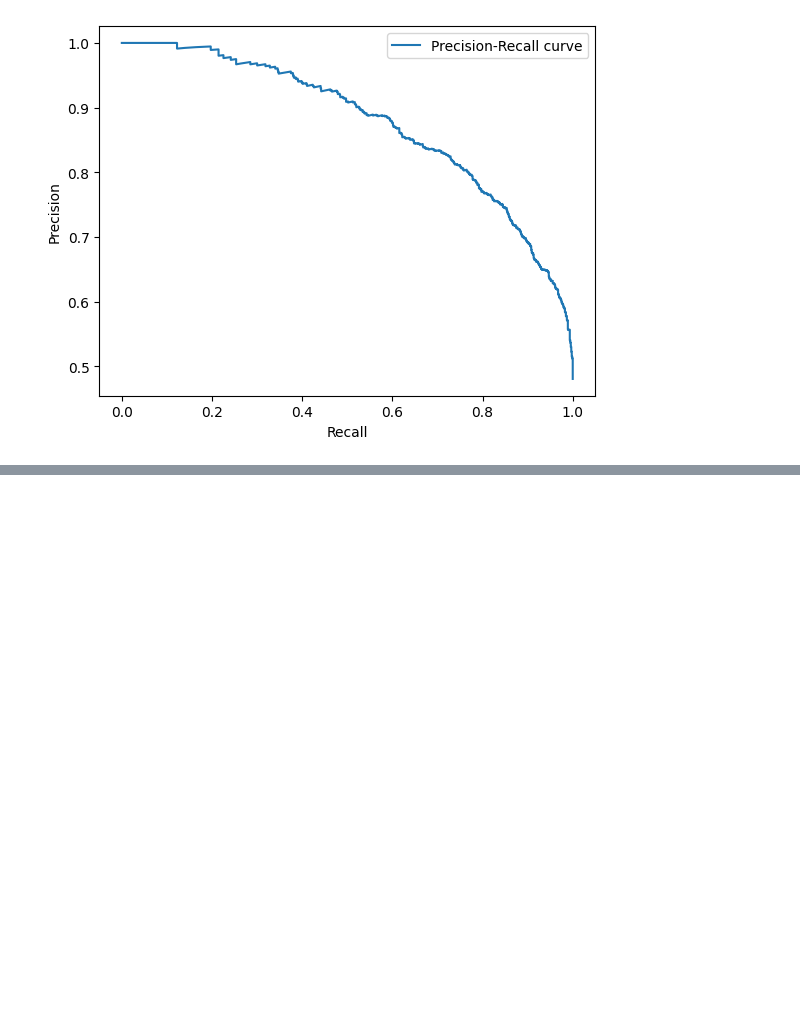
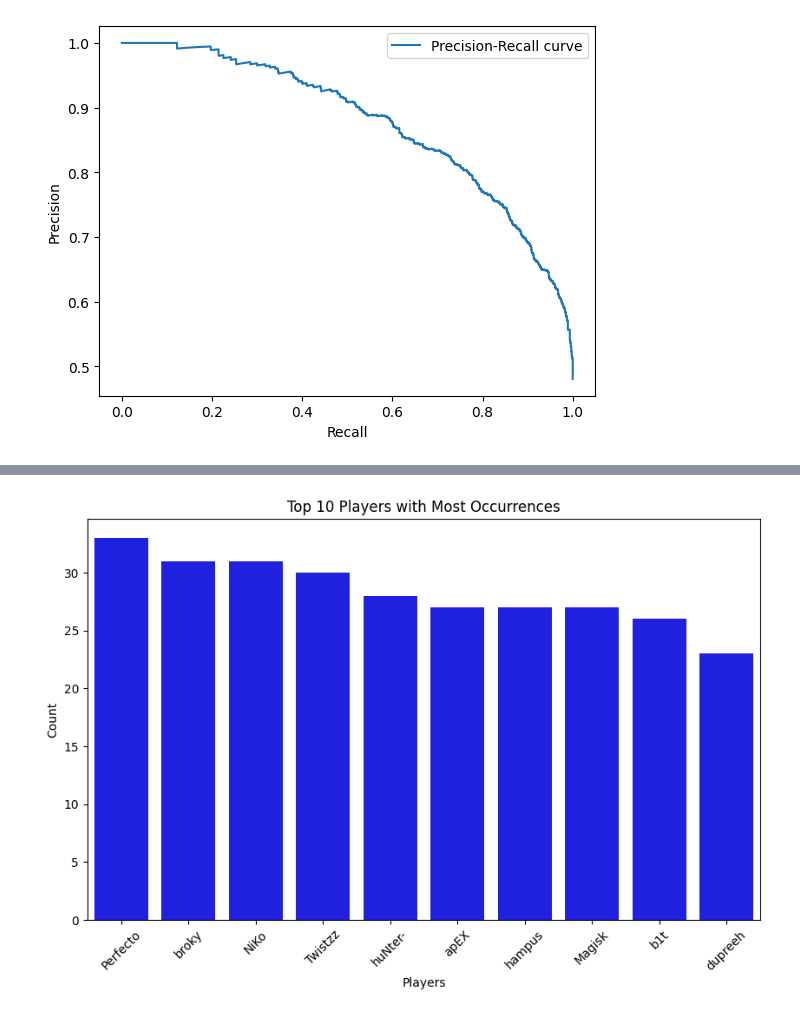
Before and after one commit to jazhu1/CSGOProjML, a Jupyter notebook: CSGOProjML.ipynb, the cells around one changed output, grey strips where cells are left out. Saved outputs shown, nothing was run; the diff lists cells and outputs as text; code cells hidden in the pictures; blank space fills up the shorter version.

```diff
--- a/CSGOProjML.ipynb
+++ b/CSGOProjML.ipynb
@@ -848,0 +927,14 @@ plt.show()
+# %%
+player_counts = merged_df['Player'].value_counts()
+
+top_10_players = player_counts.head(10)
+
+plt.figure(figsize=(10, 6))
+sns.barplot(x=top_10_players.index, y=top_10_players.values, color="blue")
+plt.title('Top 10 Players with Most Occurrences')
+plt.xlabel('Players')
+plt.ylabel('Count')
+plt.xticks(rotation=45)
+plt.show()
+# %% [output]
+[figure, added]
```
Also changed, not shown: parts of 9 cells of this notebook.
